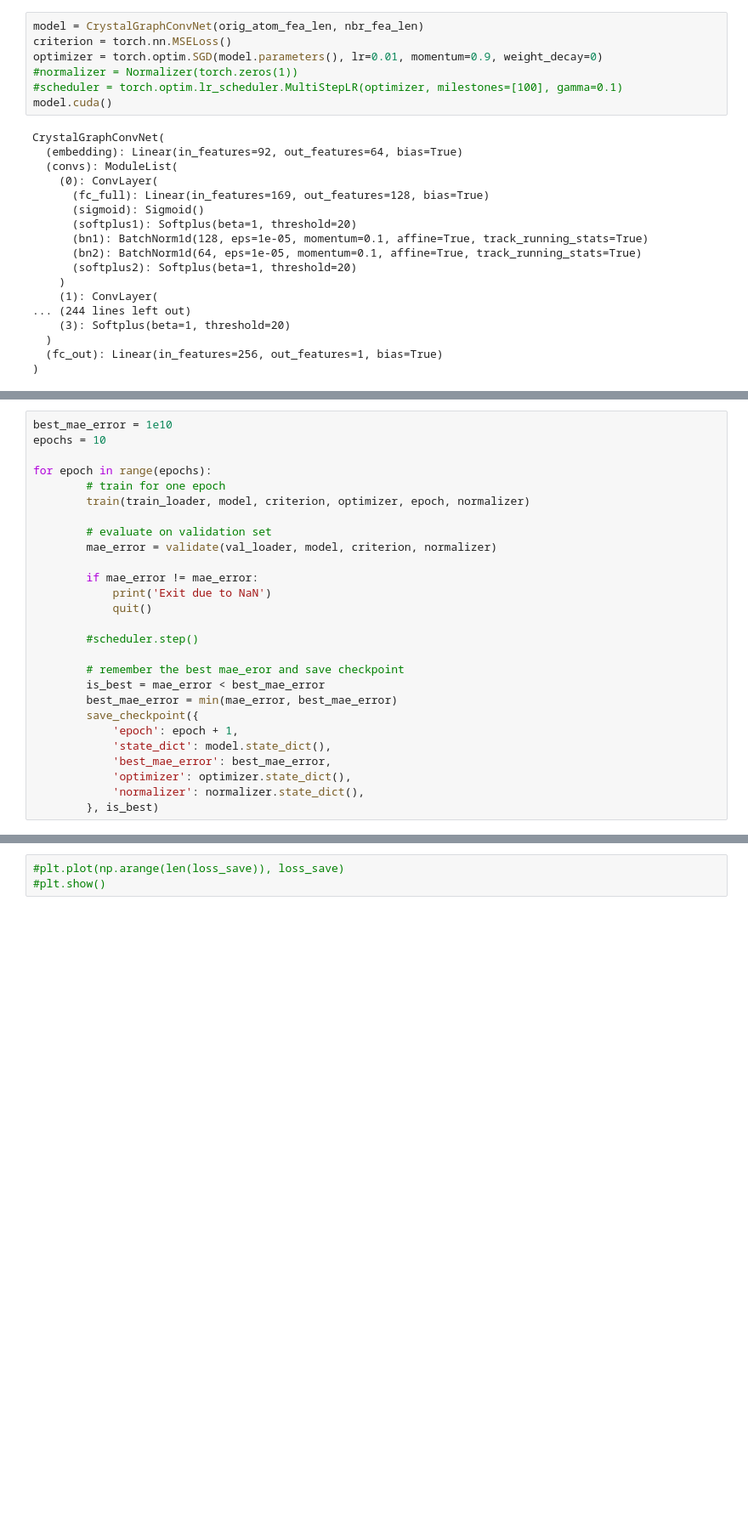
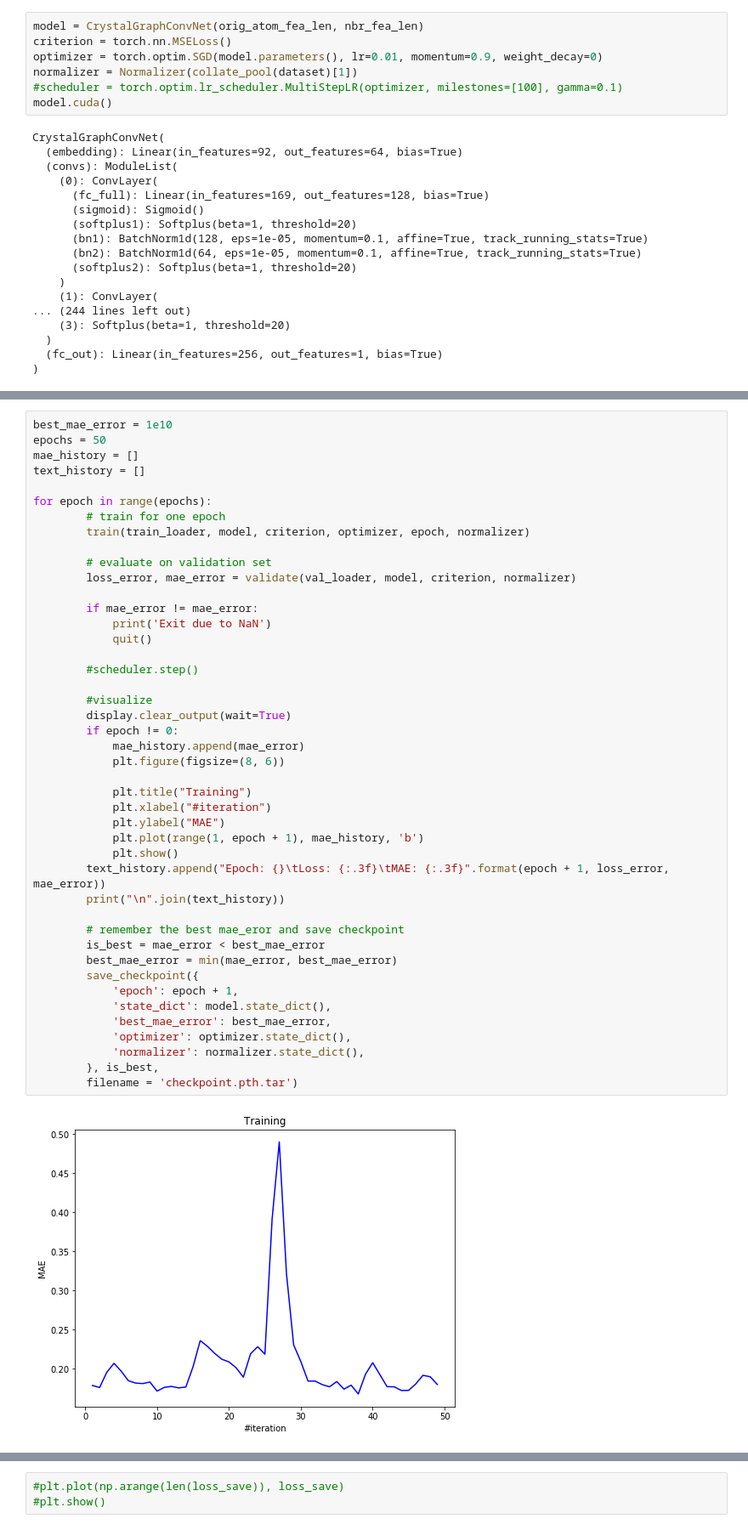
Before and after one commit to efiminem/aimatdesign, a Jupyter notebook: quicksuccess_main.ipynb, the cells around one changed output, grey strips where cells are left out. Shown at 85% size. Saved outputs shown, nothing was run; the diff lists cells and outputs as text; blank space fills up the shorter version.

```diff
--- a/quicksuccess_main.ipynb
+++ b/quicksuccess_main.ipynb
@@ -65,7 +61,7 @@ val_loader = DataLoader(dataset, batch_size=64,
 model = CrystalGraphConvNet(orig_atom_fea_len, nbr_fea_len)
 criterion = torch.nn.MSELoss()
 optimizer = torch.optim.SGD(model.parameters(), lr=0.01, momentum=0.9, weight_decay=0)
-#normalizer = Normalizer(torch.zeros(1))
+normalizer = Normalizer(collate_pool(dataset)[1])
 #scheduler = torch.optim.lr_scheduler.MultiStepLR(optimizer, milestones=[100], gamma=0.1)
 model.cuda()
 # %% [output]
@@ -116,28 +85,46 @@ tensor([[ 0.3718],
 # %%
 best_mae_error = 1e10
-epochs = 10
+epochs = 50
+mae_history = []
+text_history = []
 
 for epoch in range(epochs):
         # train for one epoch
         train(train_loader, model, criterion, optimizer, epoch, normalizer)
 
         # evaluate on validation set
-        mae_error = validate(val_loader, model, criterion, normalizer)
+        loss_error, mae_error = validate(val_loader, model, criterion, normalizer)
 
         if mae_error != mae_error:
             print('Exit due to NaN')
             quit()
 
         #scheduler.step()
+
+        #visualize
+        display.clear_output(wait=True)
+        if epoch != 0:
+            mae_history.append(mae_error)
+            plt.figure(figsize=(8, 6))
+
+            plt.title("Training")
+            plt.xlabel("#iteration")
+            plt.ylabel("MAE")
+            plt.plot(range(1, epoch + 1), mae_history, 'b')
+            plt.show()
+        text_history.append("Epoch: {}\tLoss: {:.3f}\tMAE: {:.3f}".format(epoch + 1, loss_error, mae_error))
+        print("\n".join(text_history))
 
         # remember the best mae_eror and save checkpoint
         is_best = mae_error < best_mae_error
         best_mae_error = min(mae_error, best_mae_error)
         save_checkpoint({
             'epoch': epoch + 1,
             'state_dict': model.state_dict(),
             'best_mae_error': best_mae_error,
             'optimizer': optimizer.state_dict(),
             'normalizer': normalizer.state_dict(),
-        }, is_best)
+        }, is_best,
+        filename = 'checkpoint.pth.tar')
 # %% [output]
+[figure, added]
```
Also changed, not shown: parts of 3 cells of this notebook, 4 other files.
